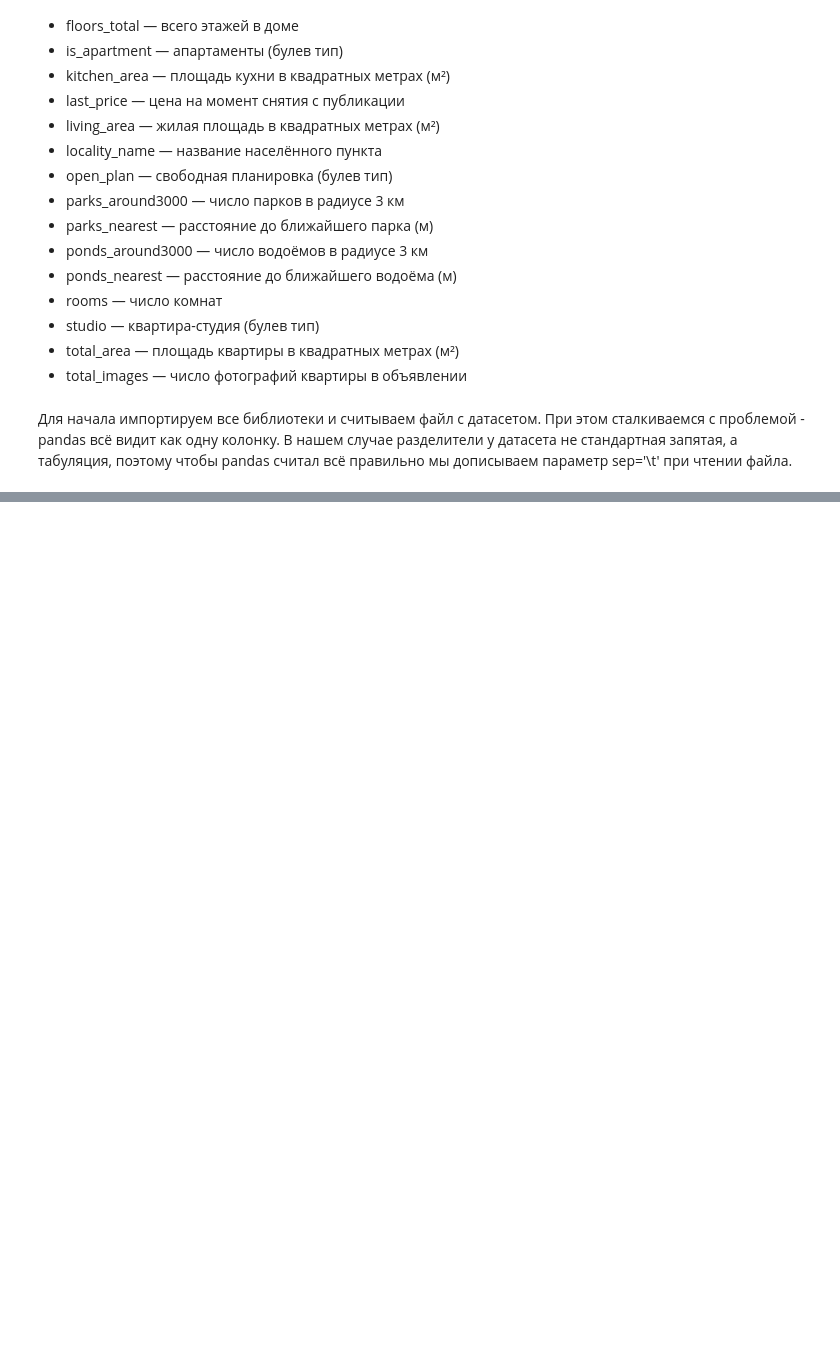
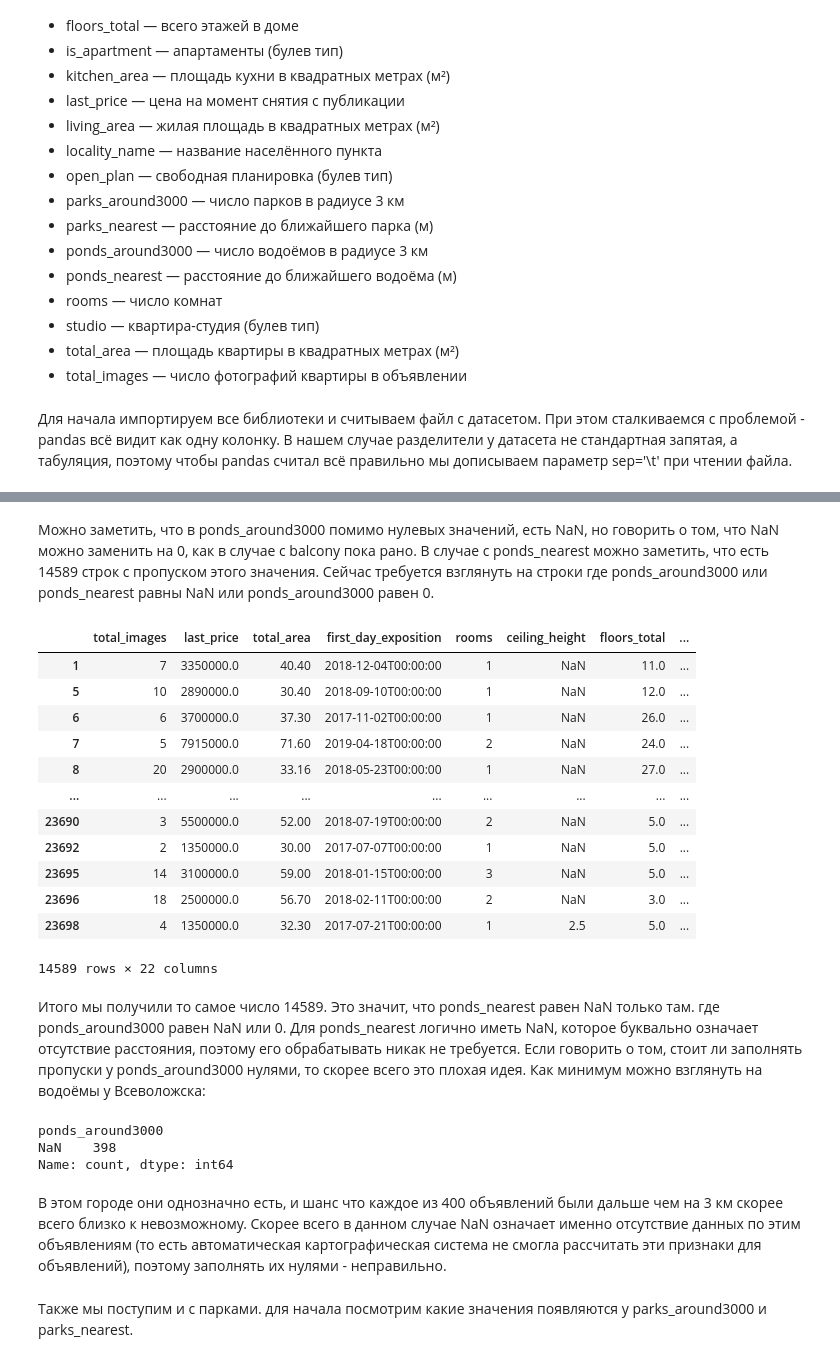
Before and after one commit to mystr1c/data-analysis-real-estate-lab, a Jupyter notebook: lab2.ipynb, the cells around one changed output, grey strips where cells are left out. Cells and saved outputs as stored; diff of their text form; code cells hidden in the pictures; blank space fills up the shorter version.

```diff
--- a/lab2.ipynb
+++ b/lab2.ipynb
@@ -191,0 +100,30 @@ Name: count, Length: 184, dtype: int64
+# %% [markdown]
+Можно заметить, что в ponds_around3000 помимо нулевых значений, есть NaN, но говорить о том, что NaN можно заменить на 0, как в случае с balcony пока рано. В случае с ponds_nearest можно заметить, что есть 14589 строк с пропуском этого значения. Сейчас требуется взглянуть на строки где ponds_around3000 или ponds_nearest равны NaN или ponds_around3000 равен 0.
+# %%
+data[(data['ponds_around3000'] == 0) | (data['ponds_around3000'].isna()) | (data['ponds_nearest'].isna())]
+# %% [output]
+|  | total_images | last_price | total_area | first_day_exposition | rooms | ceiling_height | floors_total | ... |
+| 1 | 7 | 3350000.0 | 40.40 | 2018-12-04T00:00:00 | 1 | NaN | 11.0 | ... |
+| 5 | 10 | 2890000.0 | 30.40 | 2018-09-10T00:00:00 | 1 | NaN | 12.0 | ... |
+| 6 | 6 | 3700000.0 | 37.30 | 2017-11-02T00:00:00 | 1 | NaN | 26.0 | ... |
+| 7 | 5 | 7915000.0 | 71.60 | 2019-04-18T00:00:00 | 2 | NaN | 24.0 | ... |
+| 8 | 20 | 2900000.0 | 33.16 | 2018-05-23T00:00:00 | 1 | NaN | 27.0 | ... |
+| ... | ... | ... | ... | ... | ... | ... | ... | ... |
+| 23690 | 3 | 5500000.0 | 52.00 | 2018-07-19T00:00:00 | 2 | NaN | 5.0 | ... |
+| 23692 | 2 | 1350000.0 | 30.00 | 2017-07-07T00:00:00 | 1 | NaN | 5.0 | ... |
+| 23695 | 14 | 3100000.0 | 59.00 | 2018-01-15T00:00:00 | 3 | NaN | 5.0 | ... |
+| 23696 | 18 | 2500000.0 | 56.70 | 2018-02-11T00:00:00 | 2 | NaN | 3.0 | ... |
+| 23698 | 4 | 1350000.0 | 32.30 | 2017-07-21T00:00:00 | 1 | 2.5 | 5.0 | ... |
+14589 rows × 22 columns
+# %% [markdown]
+Итого мы получили то самое число 14589. Это значит, что ponds_nearest равен NaN только там. где ponds_around3000 равен NaN или 0. Для ponds_nearest логично иметь NaN, которое буквально означает отсутствие расстояния, поэтому его обрабатывать никак не требуется. Если говорить о том, стоит ли заполнять пропуски у ponds_around3000 нулями, то скорее всего это плохая идея. Как минимум можно взглянуть на водоёмы у Всеволожска:
+# %%
+data.loc[data['locality_name'] == 'Всеволожск']['ponds_around3000'].value_counts(dropna=False)
+# %% [output]
+ponds_around3000
+NaN    398
+Name: count, dtype: int64
+# %% [markdown]
+В этом городе они однозначно есть, и шанс что каждое из 400 объявлений были дальше чем на 3 км скорее всего близко к невозможному. Скорее всего в данном случае NaN означает именно отсутствие данных по этим объявлениям (то есть автоматическая картографическая система не смогла рассчитать эти признаки для объявлений), поэтому заполнять их нулями - неправильно.
+# %% [markdown]
+Также мы поступим и с парками. для начала посмотрим какие значения появляются у parks_around3000 и parks_nearest.
```
Also changed, not shown: parts of 70 cells of this notebook.
